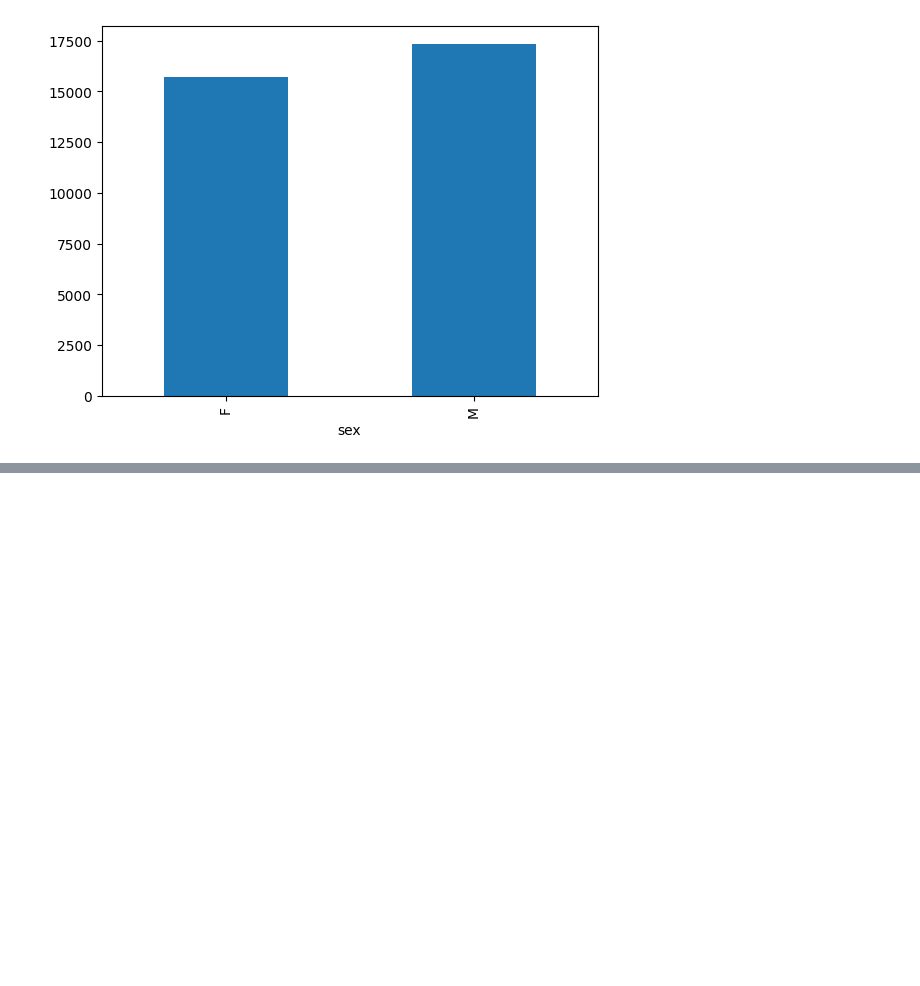
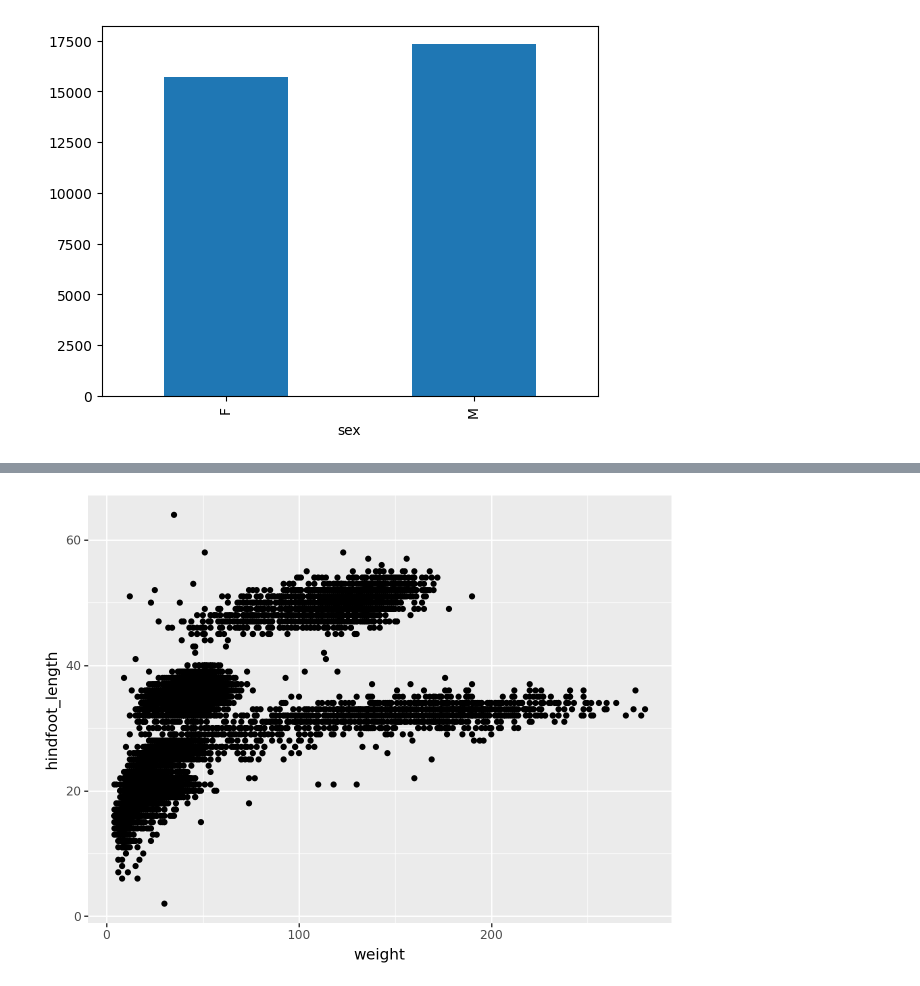
Before and after one commit to theodoraaaa/data-vis-python, a Jupyter notebook: survey_data_vis.ipynb, the cells around one changed output, grey strips where cells are left out. Saved outputs shown, nothing was run; the diff lists cells and outputs as text; code cells hidden in the pictures; blank space fills up the shorter version.

Commit message:
using plotnine and ggplot

```diff
--- a/survey_data_vis.ipynb
+++ b/survey_data_vis.ipynb
@@ -61,0 +64,2 @@ surveys_sex.plot(kind="bar")
+# %%
+surveys_complete=pd.read_csv("/content/data/surveys.csv")
@@ -61,0 +80,2 @@ surveys_sex.plot(kind="bar")
+# %%
+surveys_complete=surveys_complete.dropna()
@@ -61,0 +96,6 @@ surveys_sex.plot(kind="bar")
+# %%
+(p9.ggplot(data=surveys_complete, mapping=p9.aes(x="weight", y="hindfoot_length")) +
+  p9.geom_point()
+  )
+# %% [output]
+[figure, added]
```
Also changed, not shown: parts of 7 cells of this notebook.
